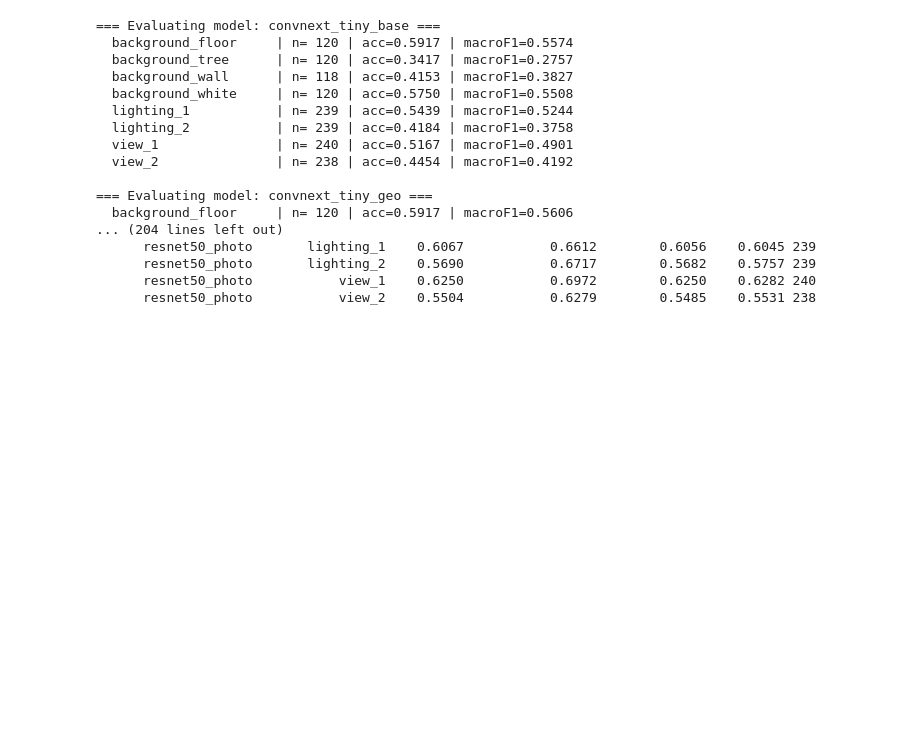
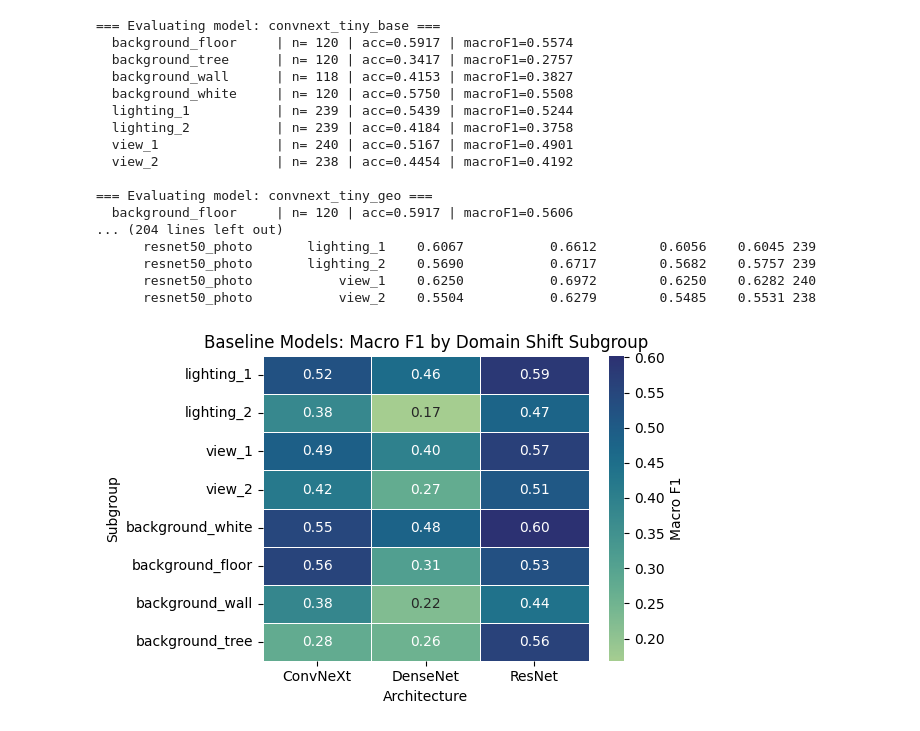
Before and after one commit to StefanStricker/thesis, a Jupyter notebook: evaluation.ipynb, the cells around one changed output. Saved outputs shown, nothing was run; the diff lists cells and outputs as text; code cells hidden in the pictures; blank space fills up the shorter version.

```diff
--- a/evaluation.ipynb
+++ b/evaluation.ipynb
@@ -333,3 +374,43 @@ print(df_subgroups.to_string(index=False))
       resnet50_photo       lighting_2    0.5690           0.6717        0.5682    0.5757 239
       resnet50_photo           view_1    0.6250           0.6972        0.6250    0.6282 240
       resnet50_photo           view_2    0.5504           0.6279        0.5485    0.5531 238
+# %%
+df_base = df_subgroups[df_subgroups["model"].str.contains("baseline|_base")].copy()
+
+df_base["architecture"] = (
+    df_base["model"]
+      .str.split("_").str[0]
+      .replace({
+          "resnet50": "ResNet",
+          "densenet121": "DenseNet",
+          "convnext": "ConvNeXt"
+      })
+)
+
+heat = df_base.pivot(index="subgroup", columns="architecture", values="macro_f1")
+
+order = ["lighting_1","lighting_2","view_1","view_2",
+         "background_white","background_floor","background_wall","background_tree"]
+heat = heat.reindex(order)
+
+plt.figure(figsize=(6, 4))
+
+sns.heatmap(
+    heat,
+    annot=True,
+    fmt=".2f",
+    cmap="crest",
+    cbar_kws={"label": "Macro F1"},
+    linewidths=0.5,
+    linecolor="white"
+)
+
+plt.title("Baseline Models: Macro F1 by Domain Shift Subgroup")
+plt.xlabel("Architecture")
+plt.ylabel("Subgroup")
+
+plt.tight_layout()
+plt.savefig("images/HeatmapSubgroups")
+plt.show()
+# %% [output]
+[figure, added]
```
Also changed, not shown: parts of 4 cells of this notebook, 2 other files.
